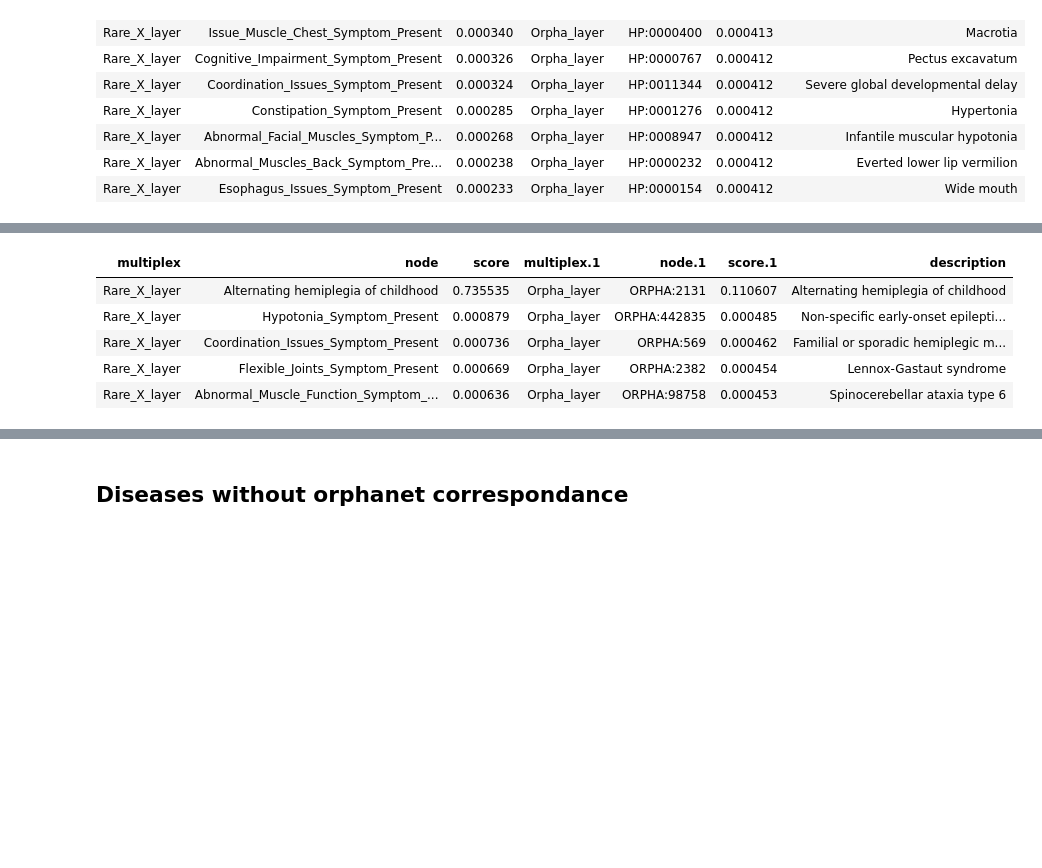
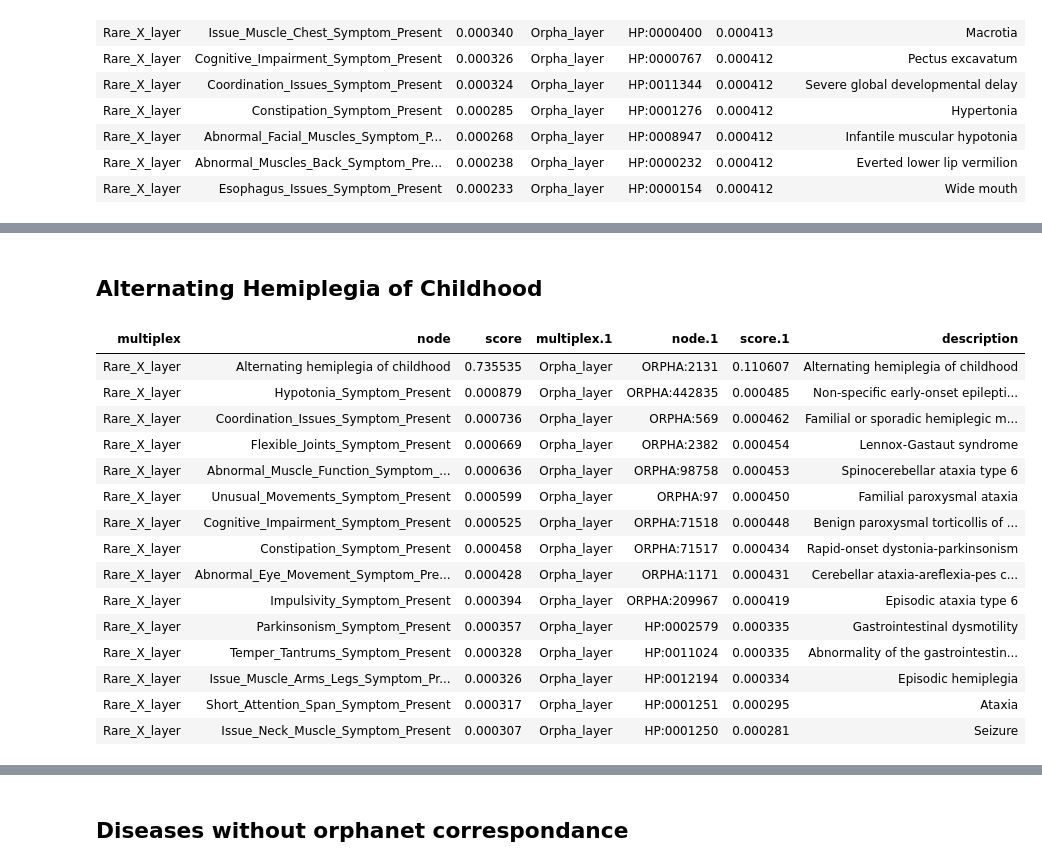
Before and after one commit to BAUDOTlab/Dream_Rare-X, a Jupyter notebook: jupyter-notebooks/step6_analyze_mxr_results.ipynb, the cells around one changed output, grey strips where cells are left out. Drawn from its saved outputs; the diff is of its cells as text; code cells hidden in the pictures; blank space fills up the shorter version.

Commit message:
Results comments

```diff
--- a/jupyter-notebooks/step6_analyze_mxr_results.ipynb
+++ b/jupyter-notebooks/step6_analyze_mxr_results.ipynb
@@ -143,9 +147,21 @@ Possible new symptoms:
+# %% [markdown]
+## Alternating Hemiplegia of Childhood
 # %%
-dico_results_withOrpha['AHC (Alternating Hemiplegia of Childhood)'].head(topresults).style.hide_index()
+dico_results_withOrpha['AHC (Alternating Hemiplegia of Childhood)'].head(topresults).style.hide(axis='index')
 # %% [output]
 | multiplex | node | score | multiplex.1 | node.1 | score.1 | description |
 | Rare_X_layer | Alternating hemiplegia of childhood | 0.735535 | Orpha_layer | ORPHA:2131 | 0.110607 | Alternating hemiplegia of childhood |
 | Rare_X_layer | Hypotonia_Symptom_Present | 0.000879 | Orpha_layer | ORPHA:442835 | 0.000485 | Non-specific early-onset epilepti... |
 | Rare_X_layer | Coordination_Issues_Symptom_Present | 0.000736 | Orpha_layer | ORPHA:569 | 0.000462 | Familial or sporadic hemiplegic m... |
 | Rare_X_layer | Flexible_Joints_Symptom_Present | 0.000669 | Orpha_layer | ORPHA:2382 | 0.000454 | Lennox-Gastaut syndrome |
 | Rare_X_layer | Abnormal_Muscle_Function_Symptom_... | 0.000636 | Orpha_layer | ORPHA:98758 | 0.000453 | Spinocerebellar ataxia type 6 |
+| Rare_X_layer | Unusual_Movements_Symptom_Present | 0.000599 | Orpha_layer | ORPHA:97 | 0.000450 | Familial paroxysmal ataxia |
+| Rare_X_layer | Cognitive_Impairment_Symptom_Present | 0.000525 | Orpha_layer | ORPHA:71518 | 0.000448 | Benign paroxysmal torticollis of ... |
+| Rare_X_layer | Constipation_Symptom_Present | 0.000458 | Orpha_layer | ORPHA:71517 | 0.000434 | Rapid-onset dystonia-parkinsonism |
+| Rare_X_layer | Abnormal_Eye_Movement_Symptom_Pre... | 0.000428 | Orpha_layer | ORPHA:1171 | 0.000431 | Cerebellar ataxia-areflexia-pes c... |
+| Rare_X_layer | Impulsivity_Symptom_Present | 0.000394 | Orpha_layer | ORPHA:209967 | 0.000419 | Episodic ataxia type 6 |
+| Rare_X_layer | Parkinsonism_Symptom_Present | 0.000357 | Orpha_layer | HP:0002579 | 0.000335 | Gastrointestinal dysmotility |
+| Rare_X_layer | Temper_Tantrums_Symptom_Present | 0.000328 | Orpha_layer | HP:0011024 | 0.000335 | Abnormality of the gastrointestin... |
+| Rare_X_layer | Issue_Muscle_Arms_Legs_Symptom_Pr... | 0.000326 | Orpha_layer | HP:0012194 | 0.000334 | Episodic hemiplegia |
+| Rare_X_layer | Short_Attention_Span_Symptom_Present | 0.000317 | Orpha_layer | HP:0001251 | 0.000295 | Ataxia |
+| Rare_X_layer | Issue_Neck_Muscle_Symptom_Present | 0.000307 | Orpha_layer | HP:0001250 | 0.000281 | Seizure |
```
Also changed, not shown: parts of 60 cells of this notebook.
